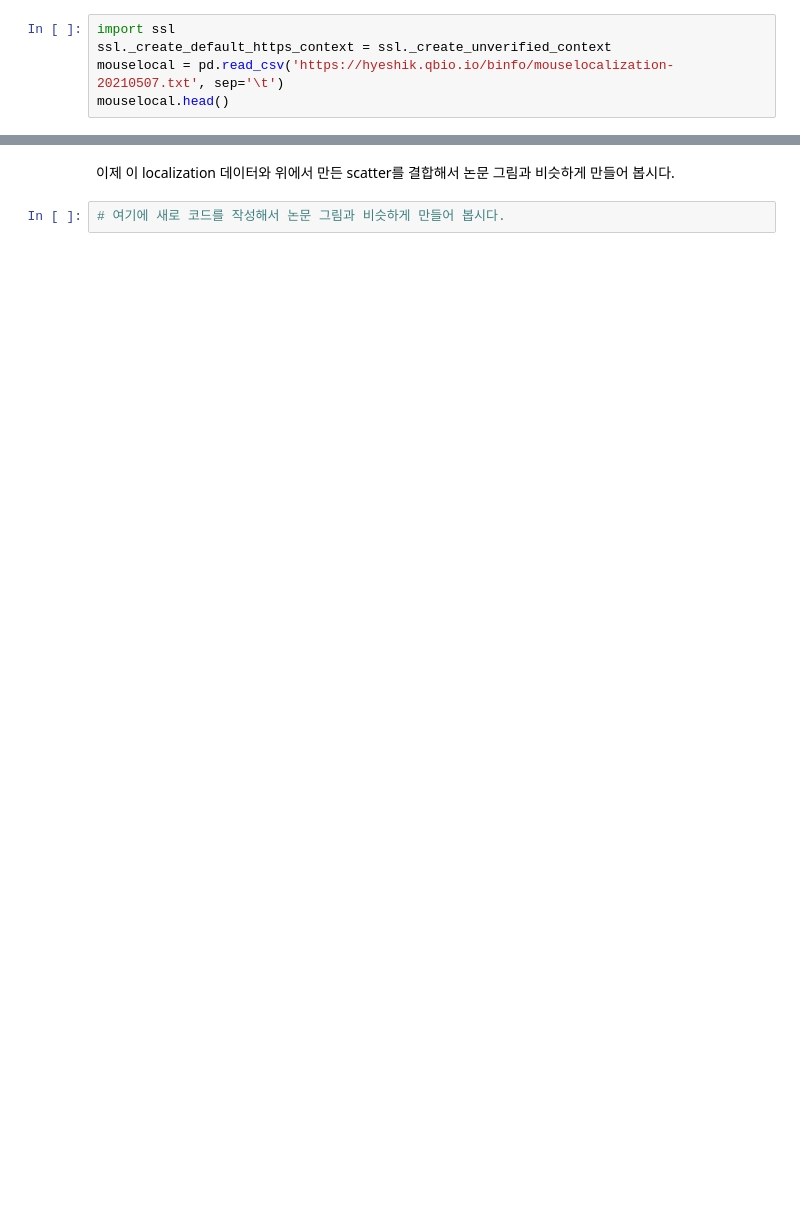
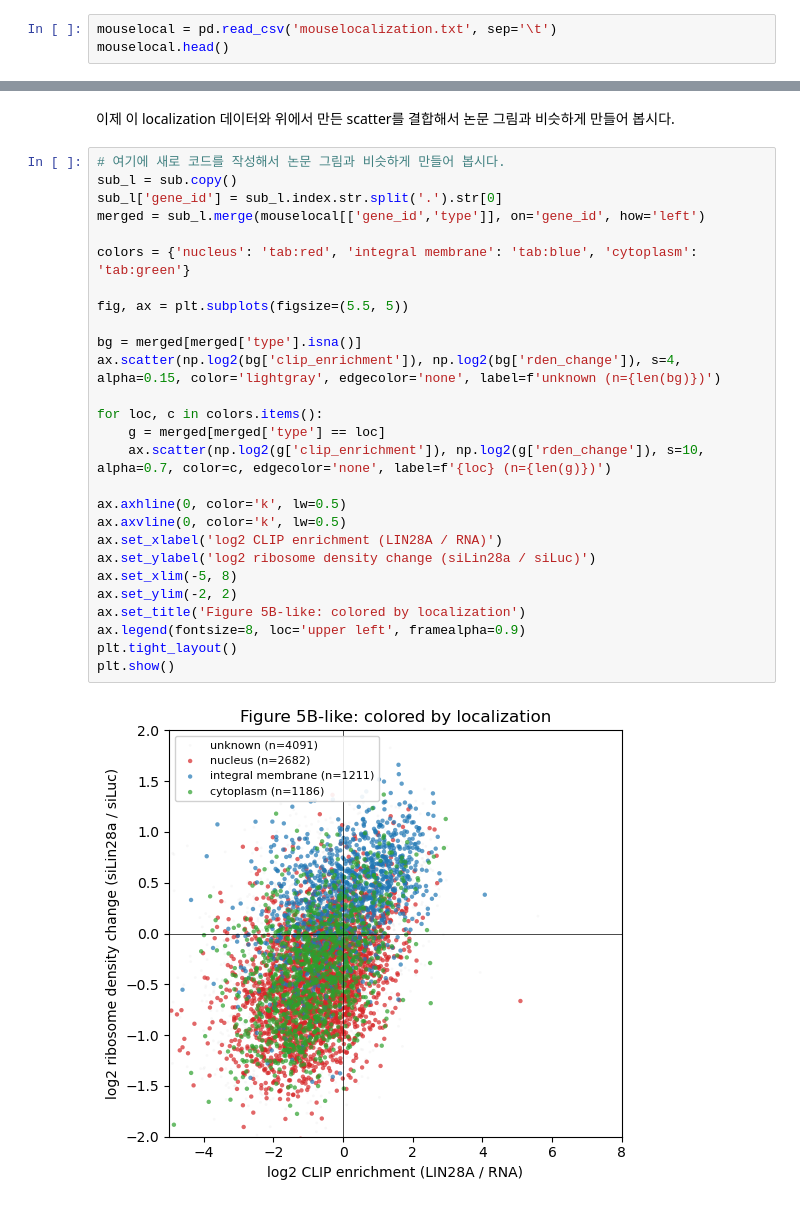
Before and after one commit to jungminlee-SNU1105/bioinfo-assignment-1, a Jupyter notebook: week1_setup.ipynb, the cells around one changed output, grey strips where cells are left out. Saved outputs shown, nothing was run; the diff lists cells and outputs as text; blank space fills up the shorter version.

Commit message:
Add Figure 5B-style scatter + median validation by localization

```diff
--- a/week1_setup.ipynb
+++ b/week1_setup.ipynb
@@ -290,8 +290,6 @@ n = 9145
 
 논문 그림(Figure 5B, S6A)에서는 protein localization을 반영해서 색으로 나타냈습니다. 이것을 한 번 구현해 봅시다. 각 gene product의 localization을 따로 구하려면 좀 귀찮기 때문에 미리 모아 두었습니다. UniProt에서 매핑된 데이터를 토대로 아주 명확한 것만 일부 정리한 것입니다. 이것도 마찬가지로 처음엔 에러가 나기도 하니까, 다시 실행해보면 거의 잘 됩니다~
 # %%
-import ssl
-ssl._create_default_https_context = ssl._create_unverified_context
-mouselocal = pd.read_csv('https://hyeshik.qbio.io/binfo/mouselocalization-20210507.txt', sep='\t')
+mouselocal = pd.read_csv('mouselocalization.txt', sep='\t')
 mouselocal.head()
 # %% [output]
@@ -299,4 +312,31 @@ URLError: <urlopen error [Errno 104] Connection reset by peer>
 # %% [markdown]
 이제 이 localization 데이터와 위에서 만든 scatter를 결합해서 논문 그림과 비슷하게 만들어 봅시다.
-# %%
-# 여기에 새로 코드를 작성해서 논문 그림과 비슷하게 만들어 봅시다.
+# %%
+# 여기에 새로 코드를 작성해서 논문 그림과 비슷하게 만들어 봅시다.
+sub_l = sub.copy()
+sub_l['gene_id'] = sub_l.index.str.split('.').str[0]
+merged = sub_l.merge(mouselocal[['gene_id','type']], on='gene_id', how='left')
+
+colors = {'nucleus': 'tab:red', 'integral membrane': 'tab:blue', 'cytoplasm': 'tab:green'}
+
+fig, ax = plt.subplots(figsize=(5.5, 5))
+
+bg = merged[merged['type'].isna()]
+ax.scatter(np.log2(bg['clip_enrichment']), np.log2(bg['rden_change']), s=4, alpha=0.15, color='lightgray', edgecolor='none', label=f'unknown (n={len(bg)})')
+
+for loc, c in colors.items():
+    g = merged[merged['type'] == loc]
+    ax.scatter(np.log2(g['clip_enrichment']), np.log2(g['rden_change']), s=10, alpha=0.7, color=c, edgecolor='none', label=f'{loc} (n={len(g)})')
+
+ax.axhline(0, color='k', lw=0.5)
+ax.axvline(0, color='k', lw=0.5)
+ax.set_xlabel('log2 CLIP enrichment (LIN28A / RNA)')
+ax.set_ylabel('log2 ribosome density change (siLin28a / siLuc)')
+ax.set_xlim(-5, 8)
+ax.set_ylim(-2, 2)
+ax.set_title('Figure 5B-like: colored by localization')
+ax.legend(fontsize=8, loc='upper left', framealpha=0.9)
+plt.tight_layout()
+plt.show()
+# %% [output]
+[figure, added]
```
Also changed, not shown: parts of 3 cells of this notebook.
